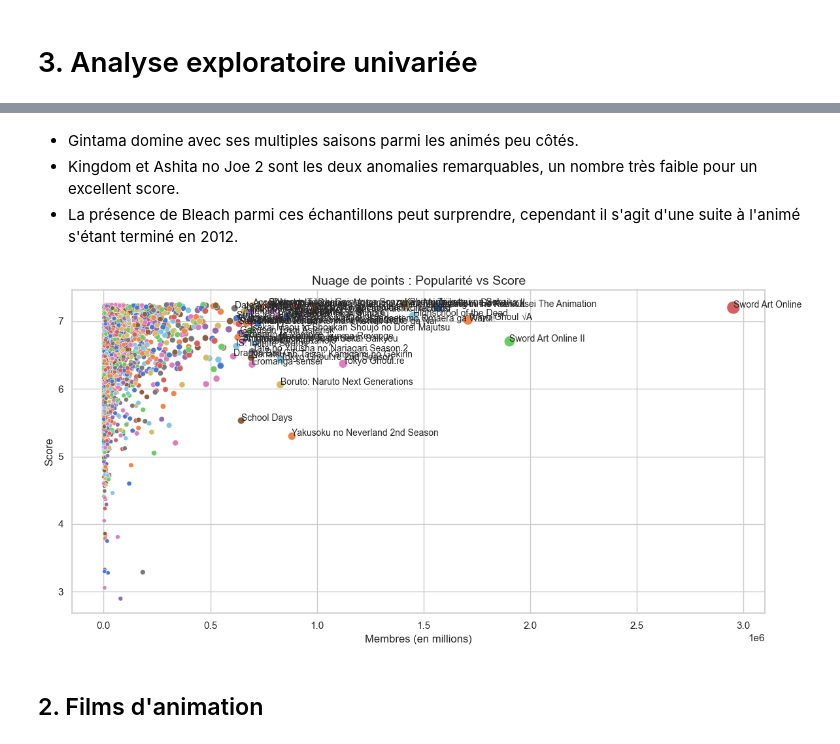
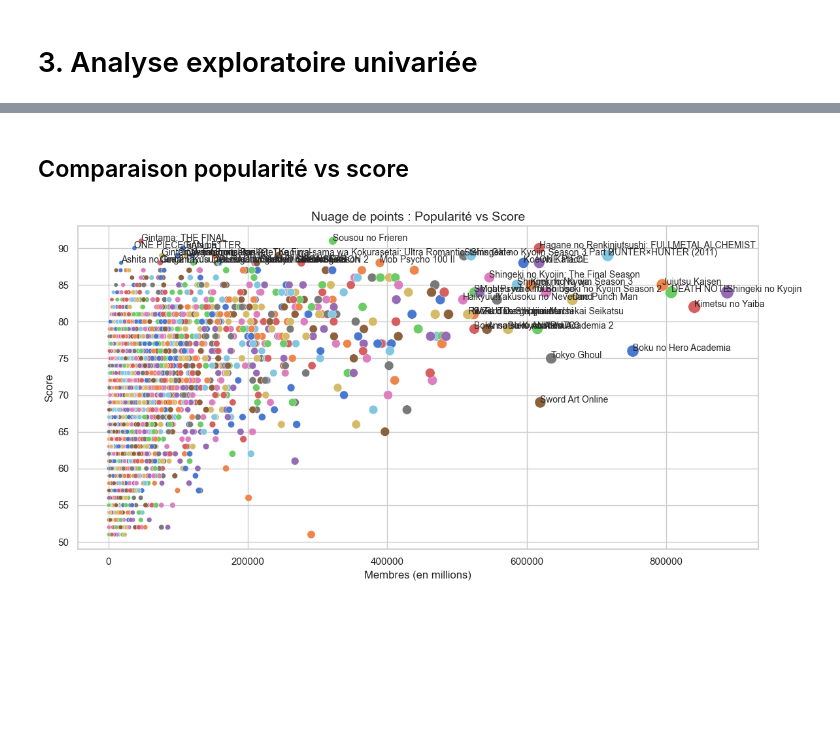
Before and after one commit to TAMINE-CYRIL/MyAnimeList-Analysis, a Jupyter notebook: notebook.ipynb, the cells around one changed output, grey strips where cells are left out. Drawn from its saved outputs; the diff is of its cells as text; code cells hidden in the pictures; blank space fills up the shorter version.

```diff
--- a/notebook.ipynb
+++ b/notebook.ipynb
@@ -143,7 +150,10 @@ df_clean = df_clean.drop_duplicates()
 cols = ["genres", "tags", "studios"]
 for c in cols:
     if c in df_clean.columns:
-        df_clean[c] = df_clean[c].str.split(";")
+        df_clean[c] = df_clean[c].str.split("[,;.]")
+
+# On ajoute une colonne durée totale
+df_clean["total_duration"] = df_clean["duration"] * df_clean["episodes"]
 # %%
 
 def split_season(value):
@@ -377,43 +355,39 @@ plt.show()
-# %% [markdown]
-- Gintama domine avec ses multiples saisons parmi les animés peu côtés.
-- Kingdom et Ashita no Joe 2 sont les deux anomalies remarquables, un nombre très faible pour un excellent score.
-- La présence de Bleach parmi ces échantillons peut surprendre, cependant il s'agit d'une suite à l'animé s'étant terminé en 2012.
+# %% [markdown]
+## Comparaison popularité vs score
 # %%
-df_anime_limite = df_anime[df_anime["Score"] < 7.25]
+df_anime_limite = df_clean[df_clean["score"] > 50]
 plt.figure(figsize=(12, 6))
 
 sns.scatterplot(
     data=df_anime_limite,
-    x="Members",
-    y="Score",
-    size="Members",
+    x="popularity",
+    y="score",
+    size="popularity",
     sizes=(20, 200),
-    hue="Members",
+    hue="popularity",
     palette="muted",
     legend=False
 )
 
 # Ajouter les labels uniquement pour certains points
 texts = []
 for i in range(len(df_anime_limite)):
-    if df_anime_limite["Members"].iloc[i] > 600000:
+    if (df_anime_limite["popularity"].iloc[i] > 500000) or (df_anime_limite["score"].iloc[i]>87):
         texts.append(
             plt.text(
-                x=df_anime_limite["Members"].iloc[i],
-                y=df_anime_limite["Score"].iloc[i],
-                s=df_anime_limite["Name"].iloc[i],
+                x=df_anime_limite["popularity"].iloc[i],
+                y=df_anime_limite["score"].iloc[i],
+                s=df_anime_limite["title"].iloc[i],
                 fontsize=10
             )
         )
 
 
 # Mise en forme
 plt.title("Nuage de points : Popularité vs Score", fontsize=14)
 plt.xlabel("Membres (en millions)", fontsize=12)
 plt.ylabel("Score", fontsize=12)
 plt.tight_layout()
 plt.show()
 # %% [output]
-[figure, old version]
+[figure, new version]
-# %% [markdown]
-## 2. Films d'animation
```
Also changed, not shown: parts of 26 cells of this notebook, 1 other file.
